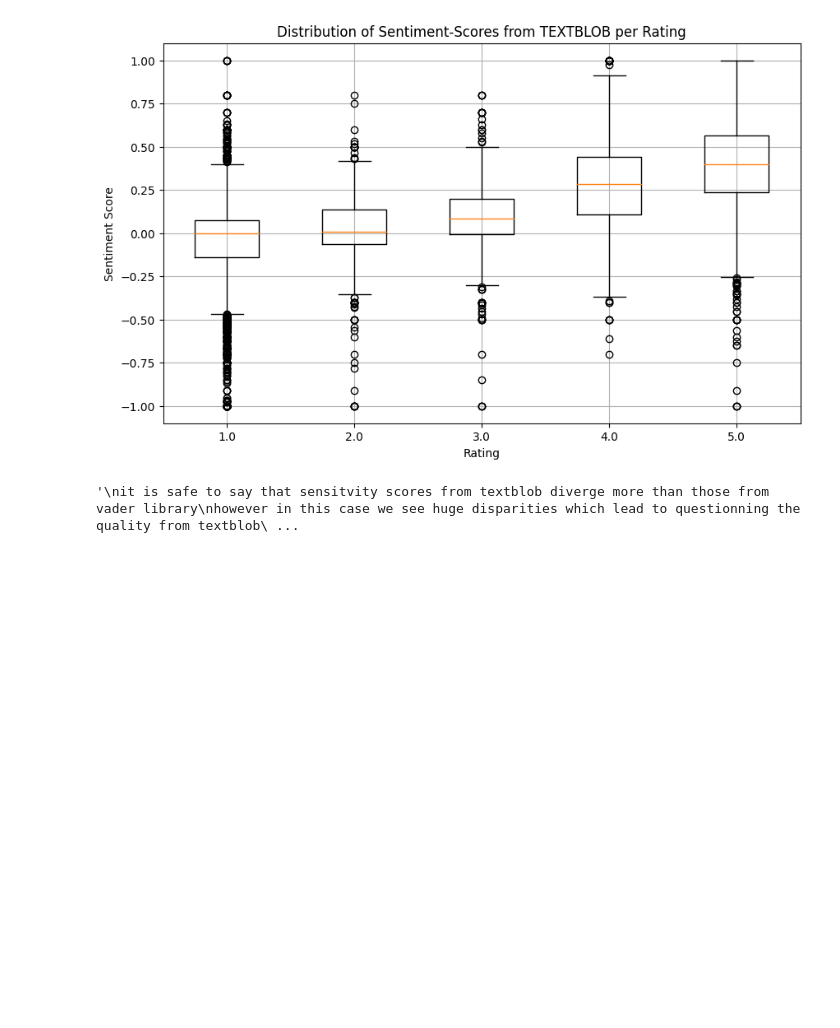
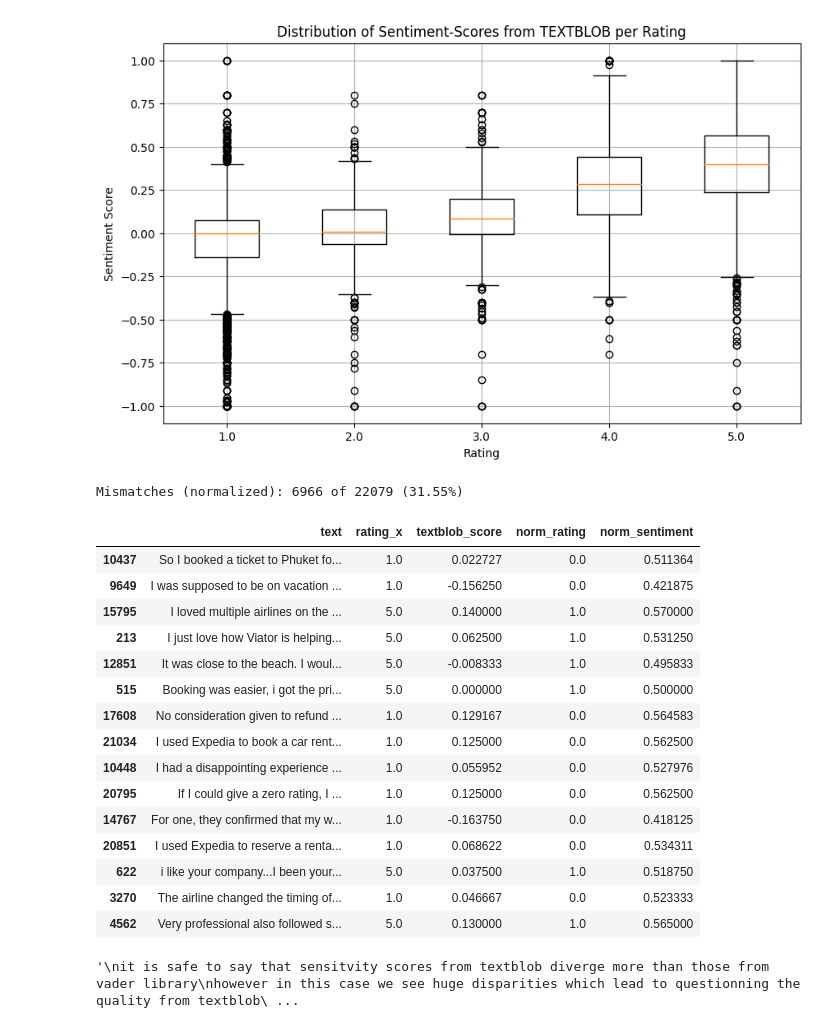
Before and after one commit to pnppl1/apr25_bde_int_supply, a Jupyter notebook: 3_data_consumption/exploration_ml.ipynb, the cells around one changed output. Cells and saved outputs as stored; diff of their text form; code cells hidden in the pictures; blank space fills up the shorter version.

```diff
--- a/3_data_consumption/exploration_ml.ipynb
+++ b/3_data_consumption/exploration_ml.ipynb
@@ -82,6 +132,56 @@ plt.grid(True)
 plt.show()
 # %% [output]
 [figure]
+# %%
+def normalize_rating(rating):
+    if pd.notna(rating):
+        return (rating - 1) / 4  # scale rating from 1–5 to 0–1
+    return None
+
+def normalize_sentiment(score):
+    if pd.notna(score):
+        return (score + 1) / 2  # scale TextBlob sentiment from -1–1 to 0–1
+    return None
+
+# Apply normalization
+all_data_df["norm_rating"] = all_data_df["rating_x"].apply(normalize_rating)
+all_data_df["norm_sentiment"] = all_data_df["textblob_score"].apply(normalize_sentiment)
+
+# Define mismatch: large deviation between sentiment and rating
+def is_normalized_mismatch(row, threshold=0.4):
+    if pd.notna(row["norm_rating"]) and pd.notna(row["norm_sentiment"]):
+        return abs(row["norm_rating"] - row["norm_sentiment"]) > threshold
+    return False
+
+# Apply mismatch detection
+all_data_df["blob_norm_mismatch"] = all_data_df.apply(is_normalized_mismatch, axis=1)
+
+# Show mismatch summary
+normalized_mismatches = all_data_df[all_data_df["blob_norm_mismatch"] == True]
+print(f"Mismatches (normalized): {len(normalized_mismatches)} of {len(all_data_df)} "
+      f"({100 * len(normalized_mismatches) / len(all_data_df):.2f}%)")
+
+# Display mismatches
+pd.set_option("display.max_colwidth", None)
+normalized_mismatches[["text", "rating_x", "textblob_score", "norm_rating", "norm_sentiment"]].sample(15, random_state=42)
+# %% [output]
+Mismatches (normalized): 6966 of 22079 (31.55%)
+|  | text | rating_x | textblob_score | norm_rating | norm_sentiment |
+| 10437 | So I booked a ticket to Phuket fo... | 1.0 | 0.022727 | 0.0 | 0.511364 |
+| 9649 | I was supposed to be on vacation ... | 1.0 | -0.156250 | 0.0 | 0.421875 |
+| 15795 | I loved multiple airlines on the ... | 5.0 | 0.140000 | 1.0 | 0.570000 |
+| 213 | I just love how Viator is helping... | 5.0 | 0.062500 | 1.0 | 0.531250 |
+| 12851 | It was close to the beach. I woul... | 5.0 | -0.008333 | 1.0 | 0.495833 |
+| 515 | Booking was easier, i got the pri... | 5.0 | 0.000000 | 1.0 | 0.500000 |
+| 17608 | No consideration given to refund ... | 1.0 | 0.129167 | 0.0 | 0.564583 |
+| 21034 | I used Expedia to book a car rent... | 1.0 | 0.125000 | 0.0 | 0.562500 |
+| 10448 | I had a disappointing experience ... | 1.0 | 0.055952 | 0.0 | 0.527976 |
+| 20795 | If I could give a zero rating, I ... | 1.0 | 0.125000 | 0.0 | 0.562500 |
+| 14767 | For one, they confirmed that my w... | 1.0 | -0.163750 | 0.0 | 0.418125 |
+| 20851 | I used Expedia to reserve a renta... | 1.0 | 0.068622 | 0.0 | 0.534311 |
+| 622 | i like your company...I been your... | 5.0 | 0.037500 | 1.0 | 0.518750 |
+| 3270 | The airline changed the timing of... | 1.0 | 0.046667 | 0.0 | 0.523333 |
+| 4562 | Very professional also followed s... | 5.0 | 0.130000 | 1.0 | 0.565000 |
 # %%
 """
 it is safe to say that sensitvity scores from textblob diverge more than those from vader library
```
Also changed, not shown: parts of 3 cells of this notebook.
